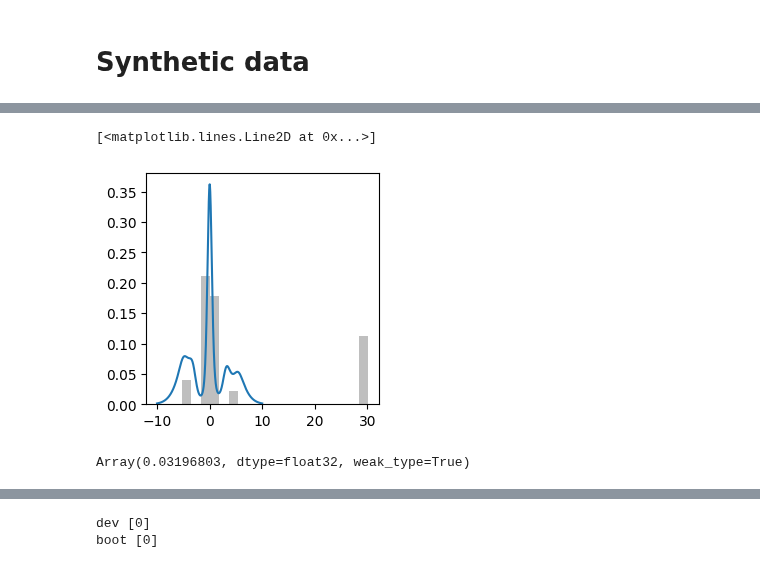
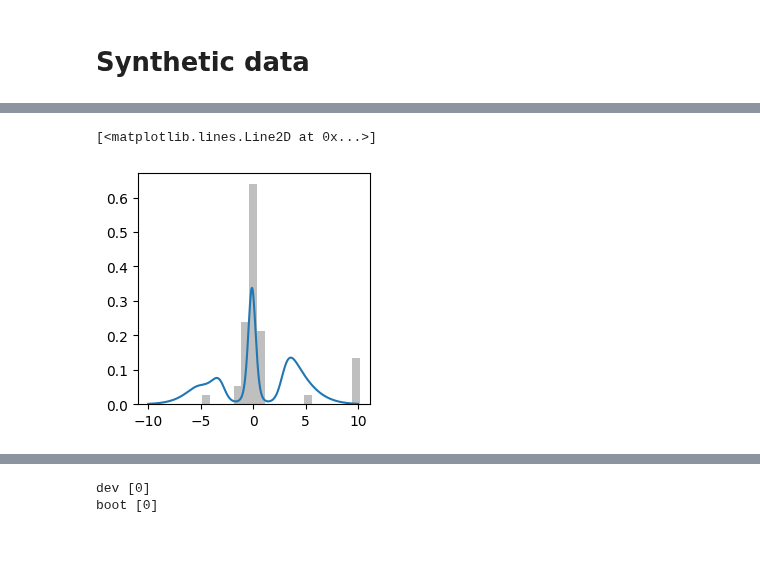
Before and after one commit to XingLLiu/robust-kernel-test, a Jupyter notebook: notebooks/KEF.ipynb, the cells around one changed output, grey strips where cells are left out. Drawn from its saved outputs; the diff is of its cells as text; code cells hidden in the pictures.

```diff
--- a/notebooks/KEF.ipynb
+++ b/notebooks/KEF.ipynb
@@ -332,12 +411,12 @@ def sample_from_mixture(n):
 # %%
-np.random.seed(2024)
+np.random.seed(321)
 
 add_outlier = True
-n = 200
-ntest = 200
+n = 100
+ntest = 100
 
 # 1. pure data
-X = sample_from_mixture(n)
+X = exp_kef.sample_from_mixture(n)
 
 # # remove "outliers"
 # X = X[X < 2.5]
@@ -345,8 +424,8 @@ X = sample_from_mixture(n)
 
 # # 2. contam data
 if add_outlier:
-    eps = 0.2
-    ol_mean = 30.
+    eps = 0.1
+    ol_mean = 10.
     X = exp_efm.sample_outlier_contam(X, eps=eps, ol_mean=ol_mean, ol_std=0.1)
 # %%
 _, ax = plt.subplots(figsize=(3, 3))
@@ -358,7 +437,7 @@ _ = ax.hist(jnp.squeeze(X), bins=20, density=True)
 L = 25
 kef_l = jnp.sqrt(2)
 kef_p0_std = 3.
-params = np.ones((L,))
+params = None # np.ones((L,))
 kef = exp_kef.KernelExpFamily(params=params, bw=kef_l, L=L, p0_loc=0., p0_scale=kef_p0_std)
 # %%
 # kernel = kernels.SumKernel([kernels.IMQ(sigma_sq=2*l**2) for l in [0.6, 1.0, 1.2]])
@@ -393,15 +475,15 @@ ax.plot(X_plot, approx_prob)
 # %%
 # # generate independent sample for testing
-X_test = sample_from_mixture(ntest)
+X_test = exp_kef.sample_from_mixture(ntest)
 # X_test = sample_from_mixture(500)
 
 if add_outlier:
     X_test = exp_efm.sample_outlier_contam(X_test, eps=eps, ol_mean=ol_mean, ol_std=0.1)
 
 _, ax = plt.subplots(figsize=(3,3))
 ax.hist(X_test.reshape(-1), color="grey", alpha=0.5, bins=20, density=True)
 ax.plot(X_plot, approx_prob)
 # %% [output]
 [<matplotlib.lines.Line2D at 0x...>]
-[figure, old version]
+[figure, new version]
 # %%
@@ -422,5 +506 @@ pval, stat, boot_stats = wild_boot.pval(X_test, X_test, return_stat=True, return
-# %%
-pval
-# %% [output]
-Array(0.03196803, dtype=float32, weak_type=True)
 # %%
```
Also changed, not shown: parts of 41 cells of this notebook, 4 other files.
